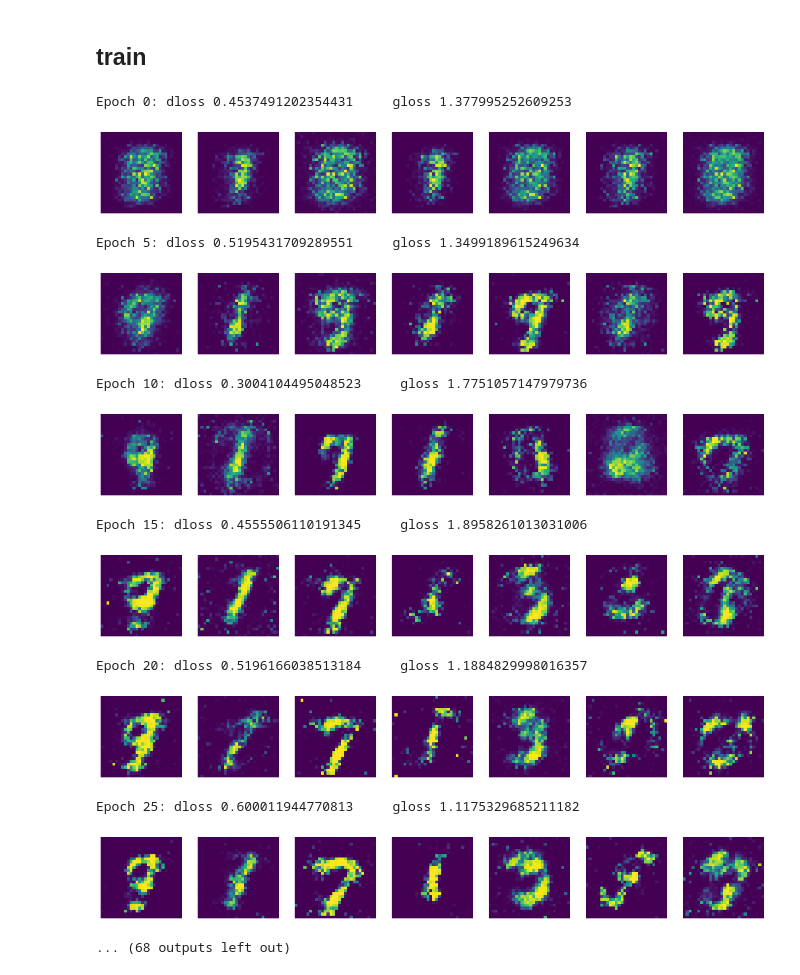
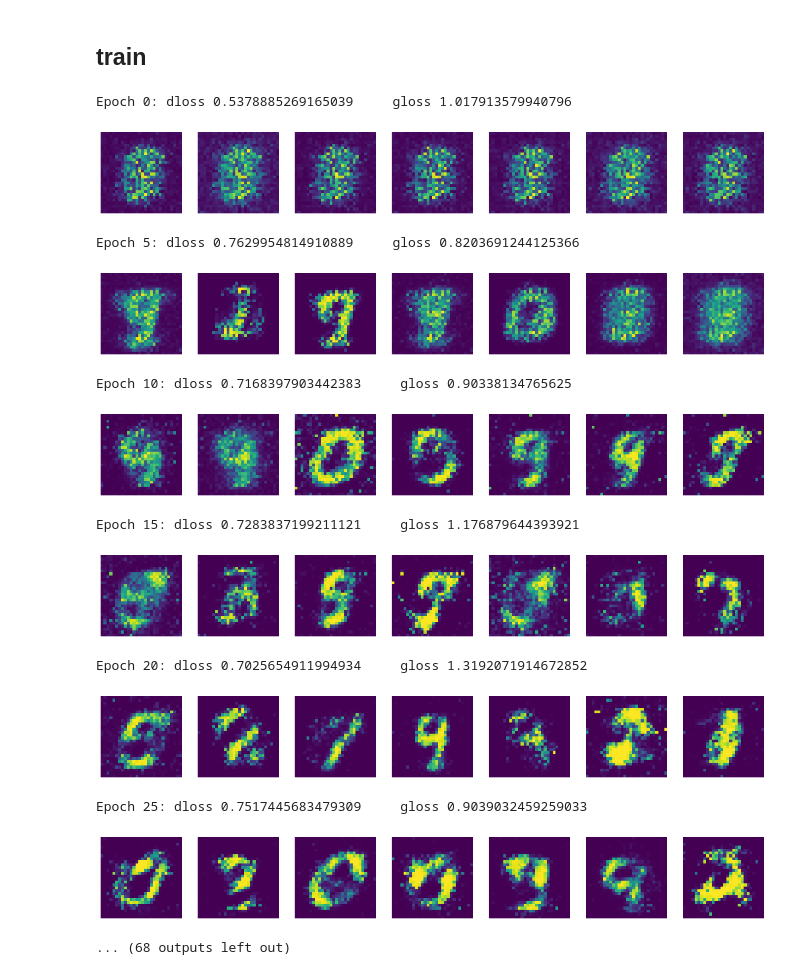
Before and after one commit to sanahuel/somenotebooks, a Jupyter notebook: gan.ipynb, the cells around one changed output. Saved outputs shown, nothing was run; the diff lists cells and outputs as text; code cells hidden in the pictures.

```diff
--- a/gan.ipynb
+++ b/gan.ipynb
@@ -87,46 +87,47 @@ for epoch in range(epochs):
         loss_dis.backward(retain_graph=True)
         optim_dis.step()
 
         # generator
         output = dis(fake).view(-1)
         loss_gen = criterion(output, torch.ones_like(output))
         gen.zero_grad()
         loss_gen.backward()
         optim_gen.step()
 
         if idx%100 == 0:
             dlosses.append(loss_dis.detach().item())
             glosses.append(loss_gen.detach().item())
 
 
     if epoch%5 == 0:
         print(f'Epoch {epoch}: dloss {loss_dis}     gloss {loss_gen}')
 
         # visualize
-        fake = gen(fixed_noise)
+        noise = torch.randn(7, z_dim).to(device)
+        fake = gen(noise)
         fake = fake.reshape([7,28,28])
         fig, axs = plt.subplots(1, 7, figsize=(18,5))
 
         for i in range(7):
             data = fake[i].cpu().detach().numpy()
             axs[i].imshow(data)
         for ax in axs:
             ax.axis('off')
 
         plt.show()
 # %% [output]
-Epoch 0: dloss 0.4537491202354431     gloss 1.377995252609253
+Epoch 0: dloss 0.5378885269165039     gloss 1.017913579940796
-[figure, old version]
+[figure, new version]
-Epoch 5: dloss 0.5195431709289551     gloss 1.3499189615249634
+Epoch 5: dloss 0.7629954814910889     gloss 0.8203691244125366
-[figure, old version]
+[figure, new version]
-Epoch 10: dloss 0.3004104495048523     gloss 1.7751057147979736
+Epoch 10: dloss 0.7168397903442383     gloss 0.90338134765625
-[figure, old version]
+[figure, new version]
-Epoch 15: dloss 0.4555506110191345     gloss 1.8958261013031006
+Epoch 15: dloss 0.7283837199211121     gloss 1.176879644393921
-[figure, old version]
+[figure, new version]
-Epoch 20: dloss 0.5196166038513184     gloss 1.1884829998016357
+Epoch 20: dloss 0.7025654911994934     gloss 1.3192071914672852
-[figure, old version]
+[figure, new version]
-Epoch 25: dloss 0.600011944770813     gloss 1.1175329685211182
+Epoch 25: dloss 0.7517445683479309     gloss 0.9039032459259033
-[figure, old version]
+[figure, new version]
 ... (68 outputs left out)
 # %%
 noise = torch.randn(100, z_dim).to(device)
```
Also changed, not shown: parts of 2 cells of this notebook, 1 other file.
